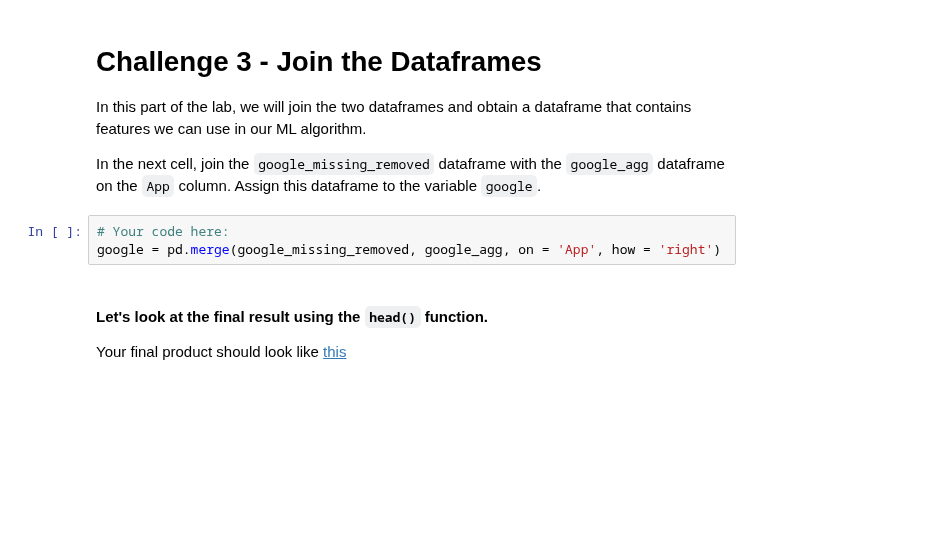
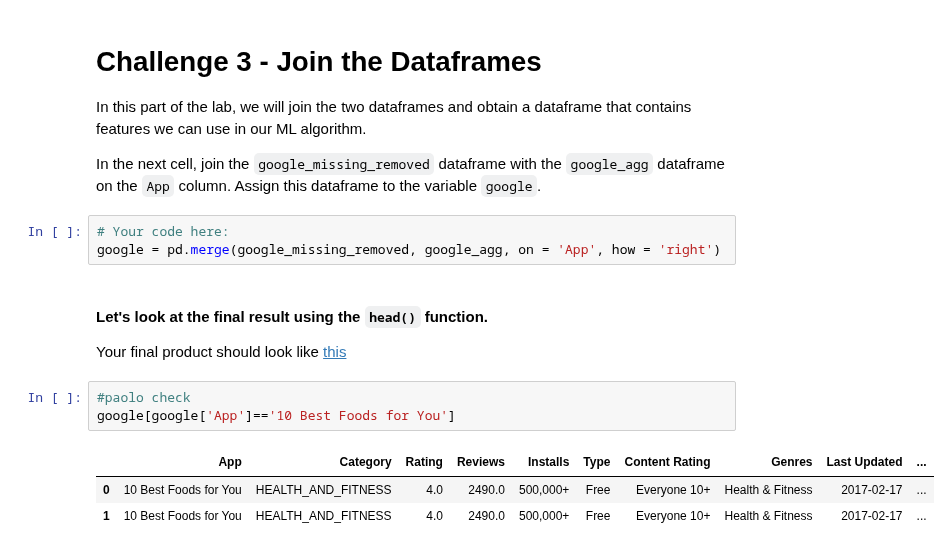
Before and after one commit to paoloironhack/data_analytics062020, a Jupyter notebook: labs/module_3/Feature-extraction-Supervised_learning/your-code/main.ipynb, the cells around one changed output. Cells and saved outputs as stored; diff of their text form; blank space fills up the shorter version.

Commit message:
paolo check lab ok

```diff
--- a/labs/module_3/Feature-extraction-Supervised_learning/your-code/main.ipynb
+++ b/labs/module_3/Feature-extraction-Supervised_learning/your-code/main.ipynb
@@ -547,6 +548,13 @@ google = pd.merge(google_missing_removed, google_agg, on = 'App', how = 'right')
 # %% [markdown]
 #### Let's look at the final result using the `head()` function.
 Your final product should look like [this](https://drive.google.com/file/d/18T-faSBCzpnMHhhgtCiw7I3Ap8gejQyI/view?usp=sharing)
+# %%
+#paolo check
+google[google['App']=='10 Best Foods for You']
+# %% [output]
+|  | App | Category | Rating | Reviews | Installs | Type | Content Rating | Genres | Last Updated | ... |
+| 0 | 10 Best Foods for You | HEALTH_AND_FITNESS | 4.0 | 2490.0 | 500,000+ | Free | Everyone 10+ | Health & Fitness | 2017-02-17 | ... |
+| 1 | 10 Best Foods for You | HEALTH_AND_FITNESS | 4.0 | 2490.0 | 500,000+ | Free | Everyone 10+ | Health & Fitness | 2017-02-17 | ... |
 # %%
 # Your code here:
 google.head()
```
Also changed, not shown: parts of 4 cells of this notebook.
